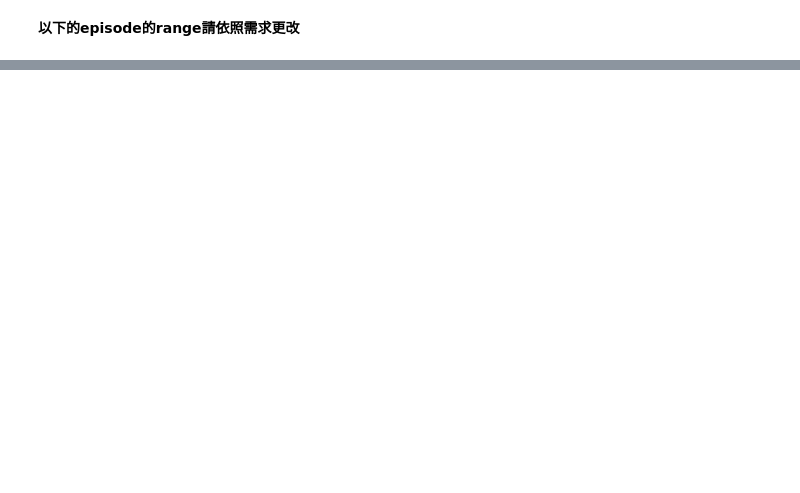
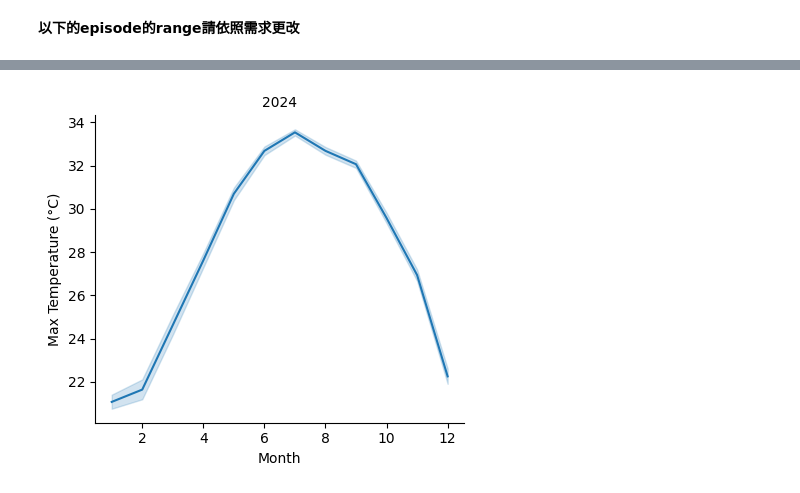
Before and after one commit to william10108/weather, a Jupyter notebook: ai2.ipynb, the cells around one changed output, grey strips where cells are left out. Saved outputs shown, nothing was run; the diff lists cells and outputs as text; code cells hidden in the pictures; blank space fills up the shorter version.

```diff
--- a/ai2.ipynb
+++ b/ai2.ipynb
@@ -8,3 +8,3 @@ ModuleNotFoundError: No module named 'seaborn'
 # %%
-df=pd.read_csv('/data/西屯/西屯月全改.csv')
+df=pd.read_csv('西屯月全改2.csv')
 df
@@ -21,2 +81,3 @@ df.duplicated().sum()
 # %%
+df = df.rename(columns={'T Min': 'temp_min'})
 df[df['temp_min']==min(df.temp_min)]
@@ -25,2 +87,3 @@ df[df['temp_min']==min(df.temp_min)]
 # %%
+df = df.rename(columns={'T Max': 'temp_max'})
 df[df['temp_max']==max(df.temp_max)]
@@ -35,14 +107,16 @@ sns.histplot(data=df,x=df.temp_min,bins=20)
 # %%
-df.loc[:,['date','temp_max']]
-df['date'] = pd.to_datetime(df['date'])
+df.loc[:,['Date','temp_max']]
+df['Date'] = pd.to_datetime(df['Date'])
 # %%
-df['year'] = df['date'].dt.year
-df['month'] = df['date'].dt.month
+df['year'] = df['Date'].dt.year
+df['month'] = df['Date'].dt.month
 g = sns.FacetGrid(df, col='year', col_wrap=4, height=4)
 g.map(sns.lineplot, 'month', 'temp_max')
 g.set_axis_labels('Month', 'Max Temperature (°C)')
 g.set_titles(col_template="{col_name}")
 plt.show()
+# %% [output]
+[figure, added]
 # %%
 g = sns.FacetGrid(df, col='year', col_wrap=4, height=4)
 g.map(sns.lineplot, 'month', 'temp_min')
```
Also changed, not shown: parts of 18 cells of this notebook.
